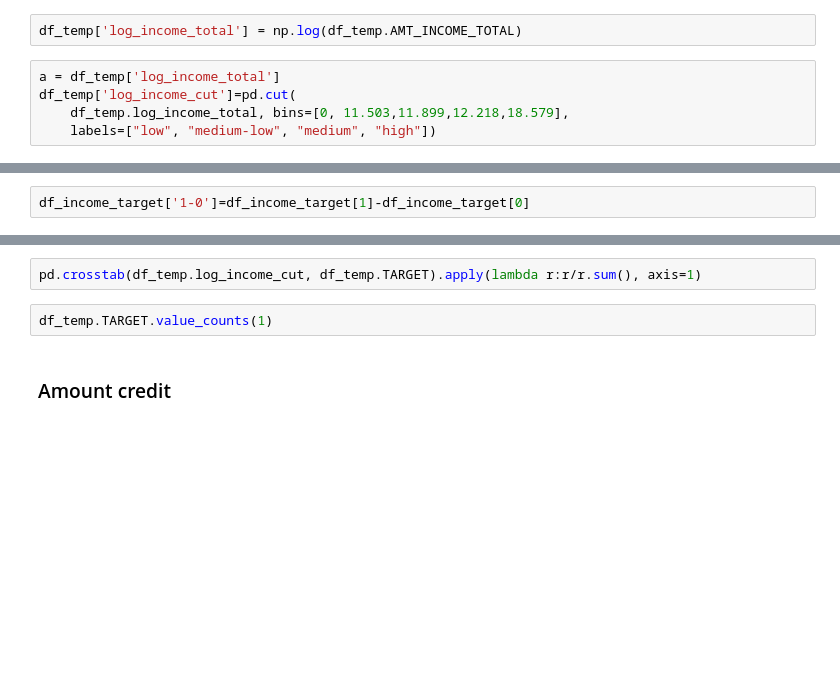
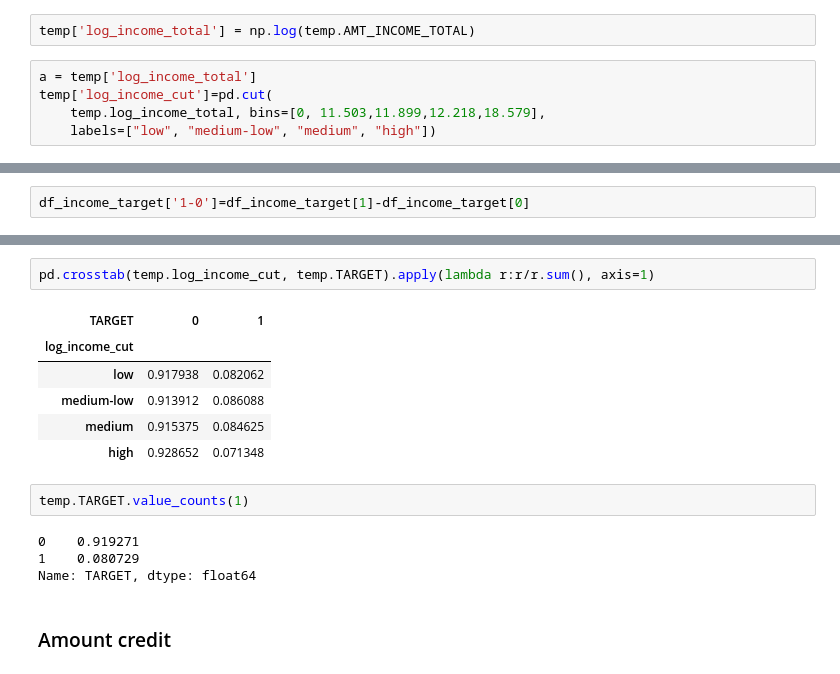
Before and after one commit to gukun770/Home-Credit, a Jupyter notebook: Home Credit Default Risk-Part 2.ipynb, the cells around one changed output, grey strips where cells are left out. Saved outputs shown, nothing was run; the diff lists cells and outputs as text; blank space fills up the shorter version.

```diff
--- a/Home Credit Default Risk-Part 2.ipynb
+++ b/Home Credit Default Risk-Part 2.ipynb
@@ -814,8 +441,8 @@ np.log(application_train.AMT_INCOME_TOTAL).hist(bins=50)
 # %%
-df_temp['log_income_total'] = np.log(df_temp.AMT_INCOME_TOTAL)
+temp['log_income_total'] = np.log(temp.AMT_INCOME_TOTAL)
 # %%
-a = df_temp['log_income_total']
-df_temp['log_income_cut']=pd.cut(
-    df_temp.log_income_total, bins=[0, 11.503,11.899,12.218,18.579],
+a = temp['log_income_total']
+temp['log_income_cut']=pd.cut(
+    temp.log_income_total, bins=[0, 11.503,11.899,12.218,18.579],
     labels=["low", "medium-low", "medium", "high"])
 # %%
@@ -831,7 +478,18 @@ df_income_target
 # %%
-pd.crosstab(df_temp.log_income_cut, df_temp.TARGET).apply(lambda r:r/r.sum(), axis=1)
+pd.crosstab(temp.log_income_cut, temp.TARGET).apply(lambda r:r/r.sum(), axis=1)
+# %% [output]
+| TARGET | 0 | 1 |
+| log_income_cut |  |  |
+| low | 0.917938 | 0.082062 |
+| medium-low | 0.913912 | 0.086088 |
+| medium | 0.915375 | 0.084625 |
+| high | 0.928652 | 0.071348 |
 # %%
-df_temp.TARGET.value_counts(1)
+temp.TARGET.value_counts(1)
+# %% [output]
+0    0.919271
+1    0.080729
+Name: TARGET, dtype: float64
 # %% [markdown]
 ### Amount credit
 # %%
```
Also changed, not shown: parts of 124 cells of this notebook.
